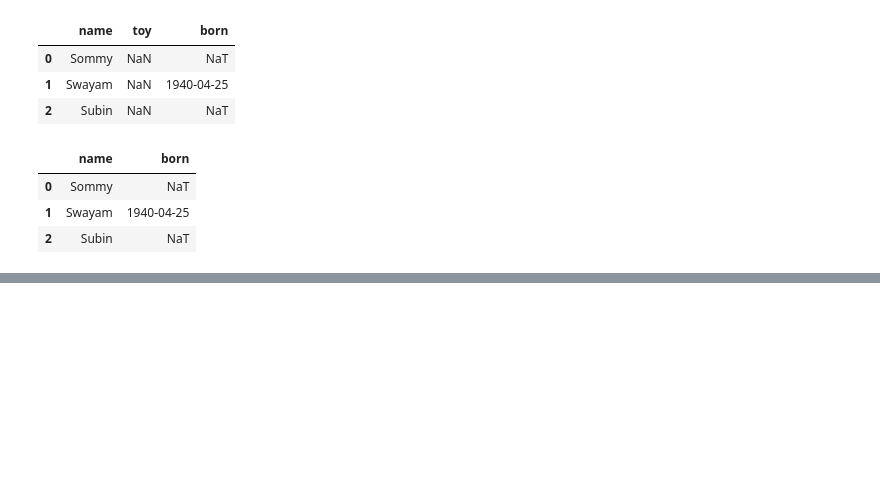
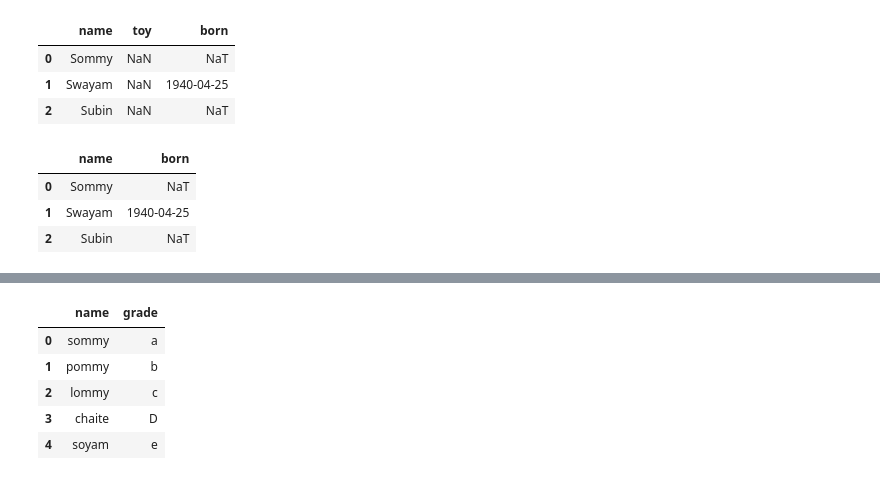
Before and after one commit to Swayam-Ghimire/pandas, a Jupyter notebook: Pandas.ipynb, the cells around one changed output, grey strips where cells are left out. Cells and saved outputs as stored; diff of their text form; code cells hidden in the pictures; blank space fills up the shorter version.

```diff
--- a/Pandas.ipynb
+++ b/Pandas.ipynb
@@ -890,0 +1023,9 @@ df.dropna(how='all', axis = 1)
+# %%
+pd.read_excel('example.xlsx')
+# %% [output]
+|  | name | grade |
+| 0 | sommy | a |
+| 1 | pommy | b |
+| 2 | lommy | c |
+| 3 | chaite | D |
+| 4 | soyam | e |
```
Also changed, not shown: parts of 57 cells of this notebook, 2 other files.
